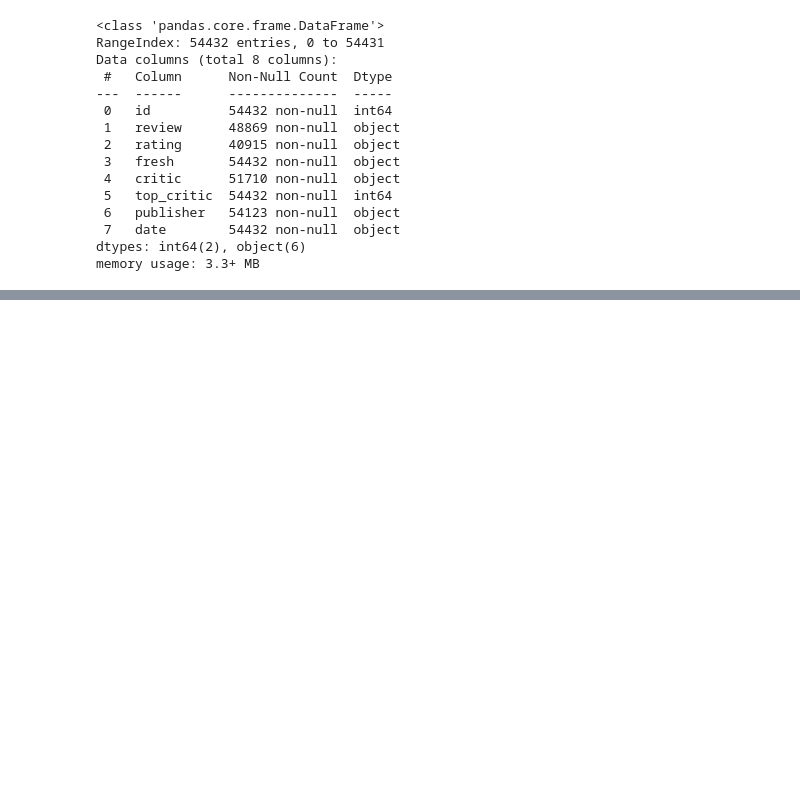
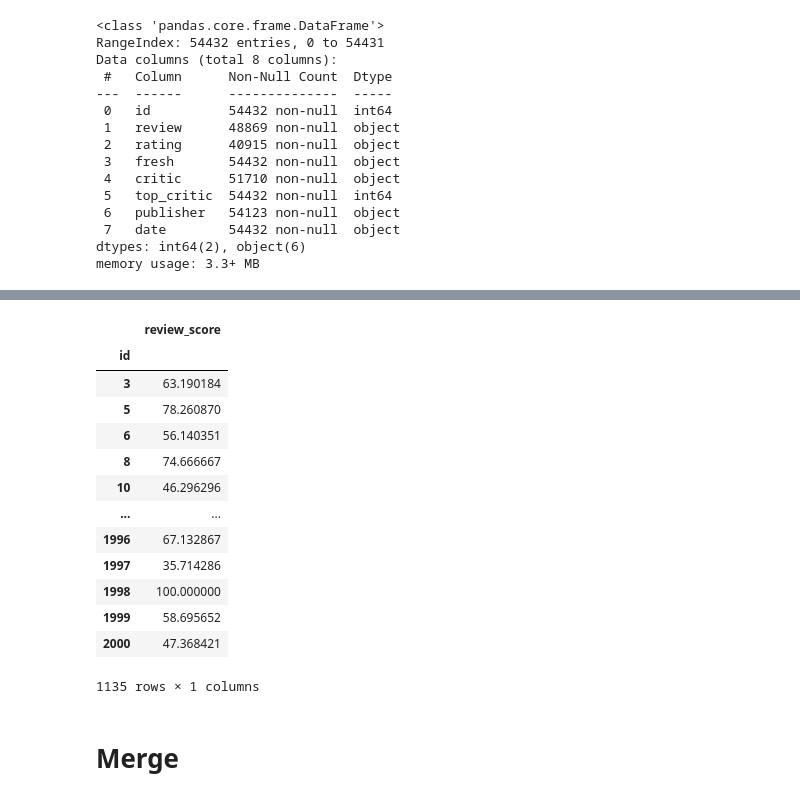
Before and after one commit to MossyJossy/Phase-1-Project, a Jupyter notebook: code/Data Cleaning.ipynb, the cells around one changed output, grey strips where cells are left out. Drawn from its saved outputs; the diff is of its cells as text; code cells hidden in the pictures; blank space fills up the shorter version.

```diff
--- a/code/Data Cleaning.ipynb
+++ b/code/Data Cleaning.ipynb
@@ -192,0 +107,20 @@ df_final.head()
+# %%
+avg_review_df = df2.groupby("id")["review_score"].mean()
+avg_review_df.to_frame()
+# %% [output]
+|  | review_score |
+| id |  |
+| 3 | 63.190184 |
+| 5 | 78.260870 |
+| 6 | 56.140351 |
+| 8 | 74.666667 |
+| 10 | 46.296296 |
+| ... | ... |
+| 1996 | 67.132867 |
+| 1997 | 35.714286 |
+| 1998 | 100.000000 |
+| 1999 | 58.695652 |
+| 2000 | 47.368421 |
+1135 rows × 1 columns
+# %% [markdown]
+# Merge
```
Also changed, not shown: parts of 44 cells of this notebook, 12 other files.
